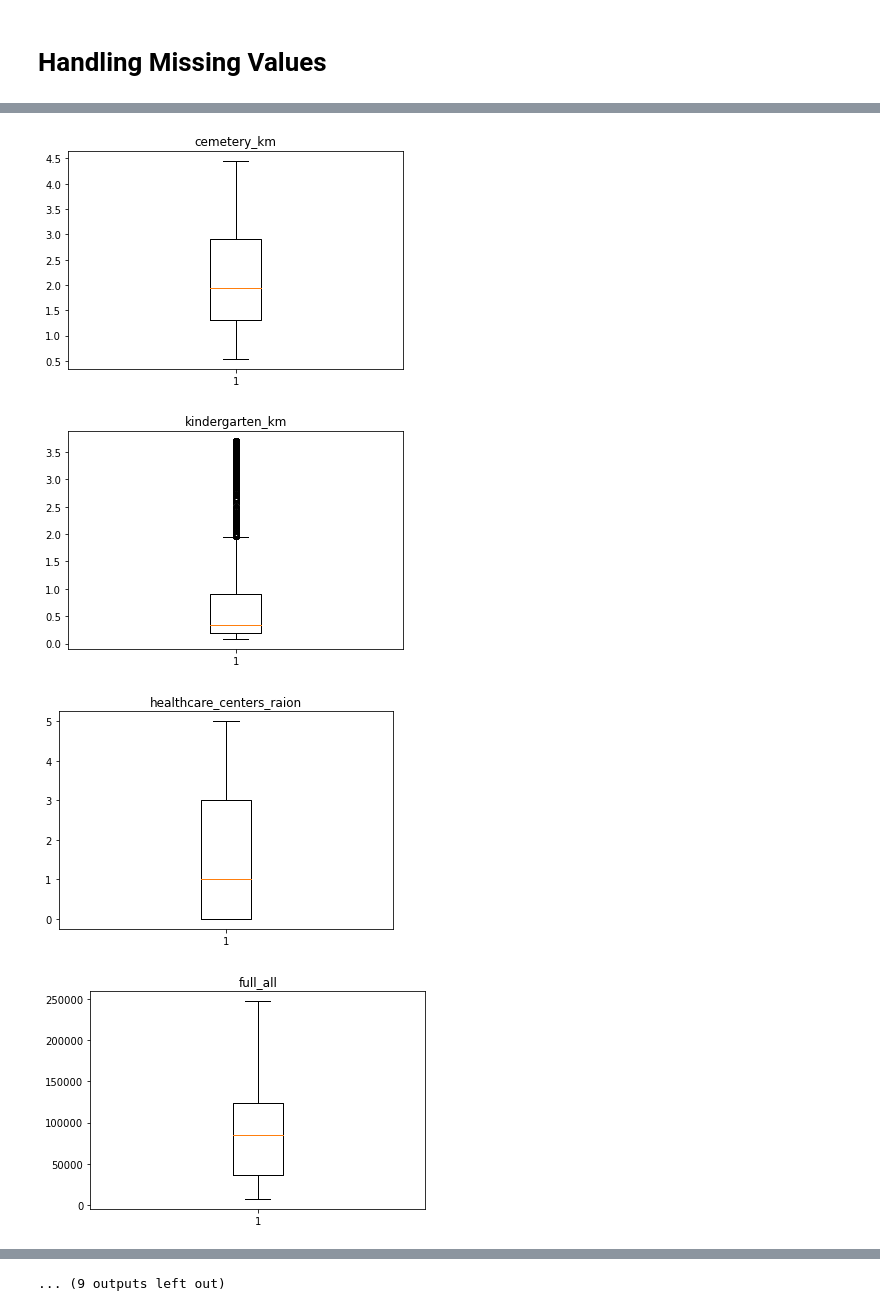
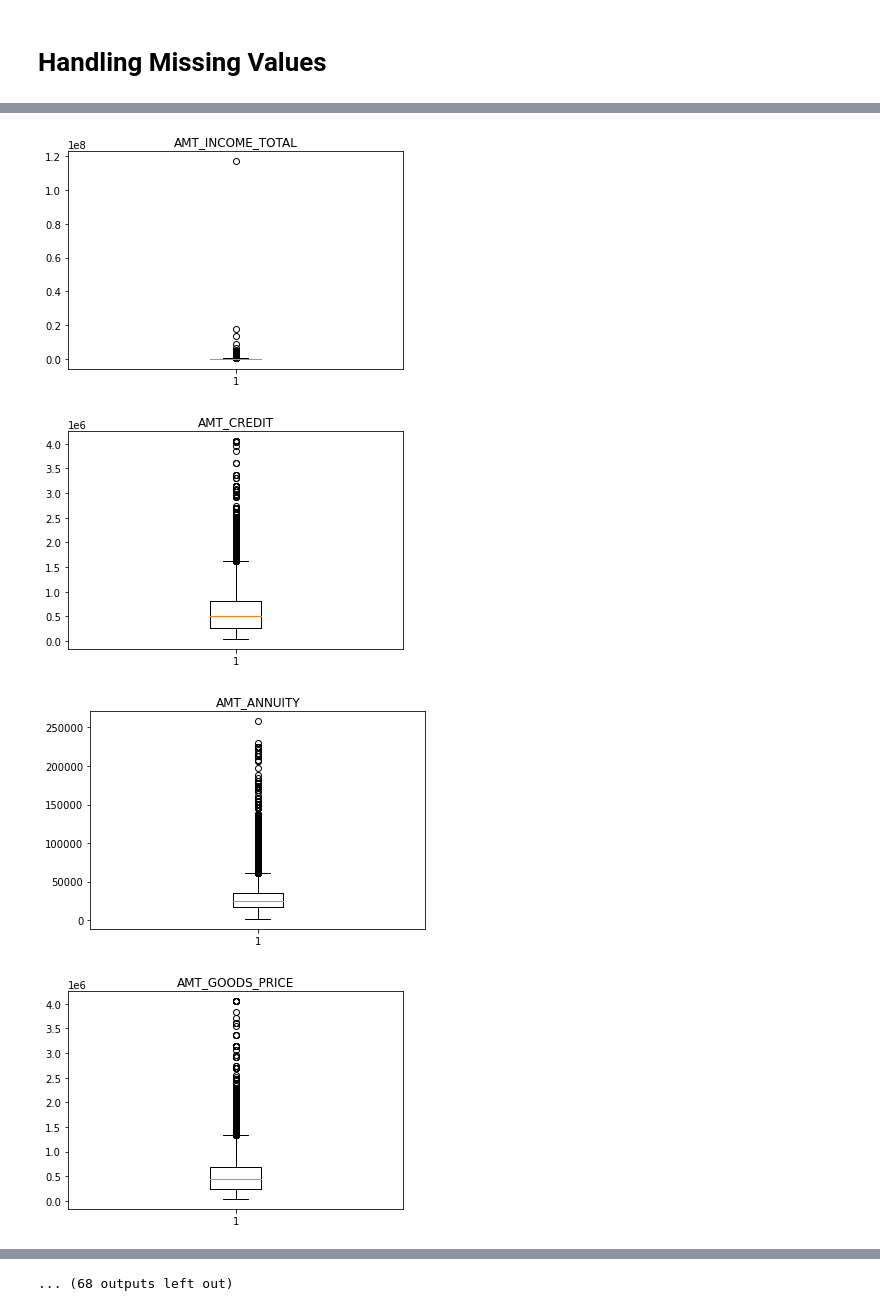
Before and after one commit to KRAN22/Machine-Learnling, a Jupyter notebook: Untitled.ipynb, the cells around one changed output, grey strips where cells are left out. Drawn from its saved outputs; the diff is of its cells as text; code cells hidden in the pictures.

```diff
--- a/Untitled.ipynb
+++ b/Untitled.ipynb
@@ -373,0 +178,2 @@ See the caveats in the documentation: https://pandas.pydata.org/pandas-docs/stab
+# %%
+join_data = join_data.drop(join_data[a],axis=1)
@@ -373,0 +196,3 @@ See the caveats in the documentation: https://pandas.pydata.org/pandas-docs/stab
+# %%
+for col in join_data.columns:
+    print(col + "----" ,join_data[col].isnull().sum())
@@ -373,0 +217,23 @@ See the caveats in the documentation: https://pandas.pydata.org/pandas-docs/stab
+# %%
+b=["AMT_ANNUITY",
+"AMT_GOODS_PRICE",
+"CNT_FAM_MEMBERS",
+"EXT_SOURCE_2",
+"EXT_SOURCE_3",
+"OBS_30_CNT_SOCIAL_CIRCLE",
+"DEF_30_CNT_SOCIAL_CIRCLE",
+"OBS_60_CNT_SOCIAL_CIRCLE",
+"DEF_60_CNT_SOCIAL_CIRCLE",
+"DAYS_LAST_PHONE_CHANGE",
+"AMT_REQ_CREDIT_BUREAU_HOUR",
+"AMT_REQ_CREDIT_BUREAU_DAY",
+"AMT_REQ_CREDIT_BUREAU_WEEK",
+"AMT_REQ_CREDIT_BUREAU_MON",
+"AMT_REQ_CREDIT_BUREAU_QRT",
+"AMT_REQ_CREDIT_BUREAU_YEAR",
+"CREDIT_ACTIVE",
+"DAYS_CREDIT",
+"AMT_CREDIT_SUM"]
+# %%
+for col in b:
+    join_data[b].fillna( value =join_data[b].mean(), inplace = True)
@@ -374,6 +258,6 @@ See the caveats in the documentation: https://pandas.pydata.org/pandas-docs/stab
 # %%
-for col in droped_dataFrame.columns:
-    plt.boxplot(droped_dataFrame[col])
+for col in  join_data.columns:
+    plt.boxplot(join_data[col][~np.isnan(join_data[col])])
     plt.title(col)
     plt.show()
 # %% [output]
@@ -386,4 +270,4 @@ for col in droped_dataFrame.columns:
-[figure, old version]
+[figure, new version]
-[figure, old version]
+[figure, new version]
-[figure, old version]
+[figure, new version]
-[figure, old version]
+[figure, new version]
@@ -392 +276 @@ for col in droped_dataFrame.columns:
-... (9 outputs left out)
+... (68 outputs left out)
```
Also changed, not shown: parts of 82 cells of this notebook, 16 other files.
